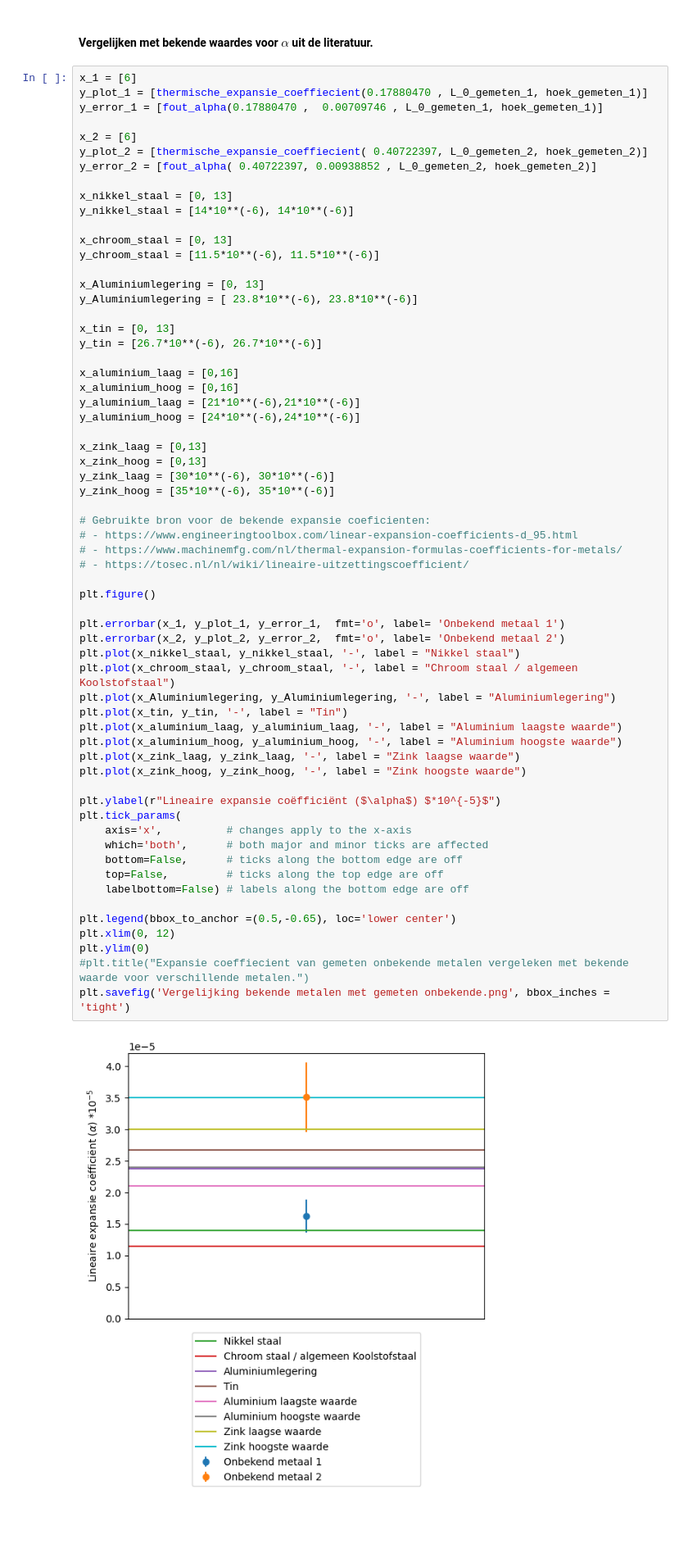
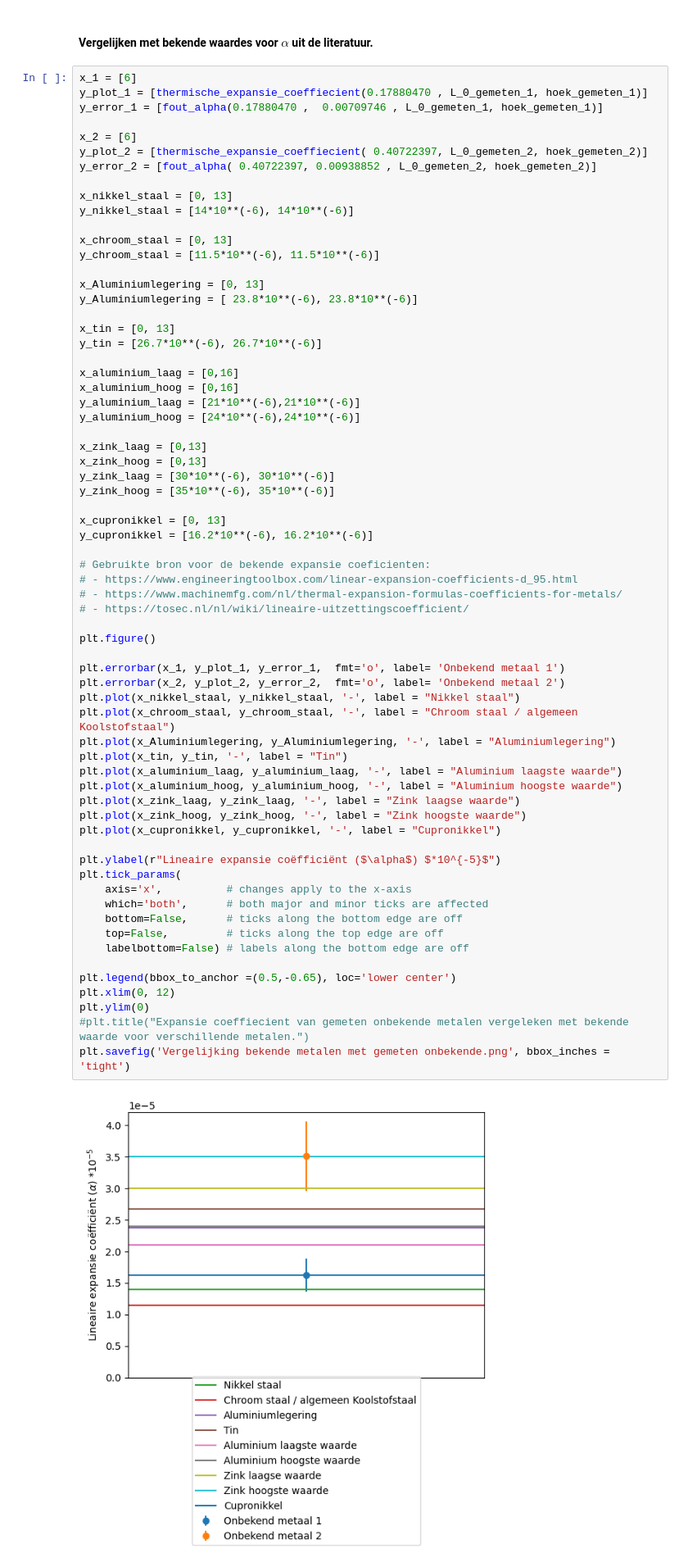
Before and after one commit to JasperNierse/Code-Backup, a Jupyter notebook: notebook_Michelson_Interferometer_NSP1_Experiment_2.ipynb, the cells around one changed output. Shown at 82% size. Cells and saved outputs as stored; diff of their text form; blank space fills up the shorter version.

```diff
--- a/notebook_Michelson_Interferometer_NSP1_Experiment_2.ipynb
+++ b/notebook_Michelson_Interferometer_NSP1_Experiment_2.ipynb
@@ -550,36 +550,40 @@ x_zink_hoog = [0,13]
 y_zink_laag = [30*10**(-6), 30*10**(-6)]
 y_zink_hoog = [35*10**(-6), 35*10**(-6)]
 
+x_cupronikkel = [0, 13]
+y_cupronikkel = [16.2*10**(-6), 16.2*10**(-6)]
+
 # Gebruikte bron voor de bekende expansie coeficienten:
 # - https://www.engineeringtoolbox.com/linear-expansion-coefficients-d_95.html
 # - https://www.machinemfg.com/nl/thermal-expansion-formulas-coefficients-for-metals/
 # - https://tosec.nl/nl/wiki/lineaire-uitzettingscoefficient/
 
 plt.figure()
 
 plt.errorbar(x_1, y_plot_1, y_error_1,  fmt='o', label= 'Onbekend metaal 1')
 plt.errorbar(x_2, y_plot_2, y_error_2,  fmt='o', label= 'Onbekend metaal 2')
 plt.plot(x_nikkel_staal, y_nikkel_staal, '-', label = "Nikkel staal")
 plt.plot(x_chroom_staal, y_chroom_staal, '-', label = "Chroom staal / algemeen Koolstofstaal")
 plt.plot(x_Aluminiumlegering, y_Aluminiumlegering, '-', label = "Aluminiumlegering")
 plt.plot(x_tin, y_tin, '-', label = "Tin")
 plt.plot(x_aluminium_laag, y_aluminium_laag, '-', label = "Aluminium laagste waarde")
 plt.plot(x_aluminium_hoog, y_aluminium_hoog, '-', label = "Aluminium hoogste waarde")
 plt.plot(x_zink_laag, y_zink_laag, '-', label = "Zink laagse waarde")
 plt.plot(x_zink_hoog, y_zink_hoog, '-', label = "Zink hoogste waarde")
+plt.plot(x_cupronikkel, y_cupronikkel, '-', label = "Cupronikkel")
 
 plt.ylabel(r"Lineaire expansie coëfficiënt ($\alpha$) $*10^{-5}$")
 plt.tick_params(
     axis='x',          # changes apply to the x-axis
     which='both',      # both major and minor ticks are affected
     bottom=False,      # ticks along the bottom edge are off
     top=False,         # ticks along the top edge are off
     labelbottom=False) # labels along the bottom edge are off
 
 plt.legend(bbox_to_anchor =(0.5,-0.65), loc='lower center')
 plt.xlim(0, 12)
 plt.ylim(0)
 #plt.title("Expansie coeffiecient van gemeten onbekende metalen vergeleken met bekende waarde voor verschillende metalen.")
 plt.savefig('Vergelijking bekende metalen met gemeten onbekende.png', bbox_inches = 'tight')
 # %% [output]
-[figure, old version]
+[figure, new version]
```
Also changed, not shown: parts of 1 cell of this notebook.
